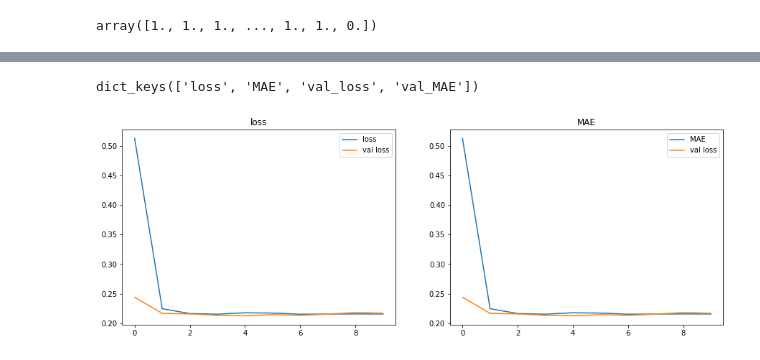
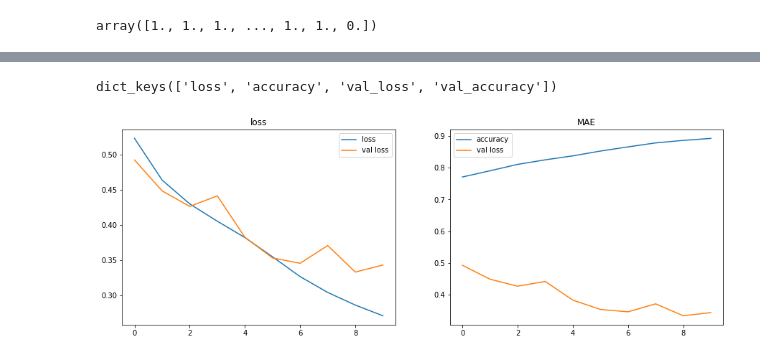
Before and after one commit to msuriya2001/Tensor, a Jupyter notebook: labex2.ipynb, the cells around one changed output, grey strips where cells are left out. Saved outputs shown, nothing was run; the diff lists cells and outputs as text; code cells hidden in the pictures.

```diff
--- a/labex2.ipynb
+++ b/labex2.ipynb
@@ -81,9 +85,9 @@ train_ds = train_ds.map(parse_function)
 test_ds = test_ds.map(parse_function)
 val_ds = val_ds.map(parse_function)
 # %%
-train_ds = train_ds.batch(256)
-test_ds = test_ds.batch(256)
-val_ds = val_ds.batch(256)
+train_ds = train_ds.batch(64)
+test_ds = test_ds.batch(64)
+val_ds = val_ds.batch(64)
 # %%
 import tensorflow.keras.layers as tfl
 # %%
@@ -124,9 +128,10 @@ Non-trainable params: 0
 _________________________________________________________________
 # %%
 model.compile(
-    optimizer='adam',
-    loss=tf.keras.losses.MeanAbsoluteError(),
-    metrics=['MAE']
+    optimizer=tf.keras.optimizers.Adam(
+    learning_rate=0.001),
+    loss=tf.keras.losses.BinaryCrossentropy(from_logits=True),
+    metrics=['accuracy']
 )
 # %%
 history = model.fit(
@@ -159,21 +164,21 @@ history  = history.history
 # %%
 history.keys()
 # %% [output]
-dict_keys(['loss', 'MAE', 'val_loss', 'val_MAE'])
+dict_keys(['loss', 'accuracy', 'val_loss', 'val_accuracy'])
 # %%
 plt.figure(figsize=(15,5))
 plt.subplot(121)
 plt.title("loss")
 plt.plot(history["loss"],label="loss")
 plt.plot(history["val_loss"],label="val loss")
 plt.legend()
 
 plt.subplot(122)
 plt.title("MAE")
-plt.plot(history["MAE"],label="MAE")
+plt.plot(history["accuracy"],label="accuracy")
 plt.plot(history["val_loss"],label="val loss")
 plt.legend()
 
 plt.show()
 # %% [output]
-[figure, old version]
+[figure, new version]
```
Also changed, not shown: parts of 3 cells of this notebook.
